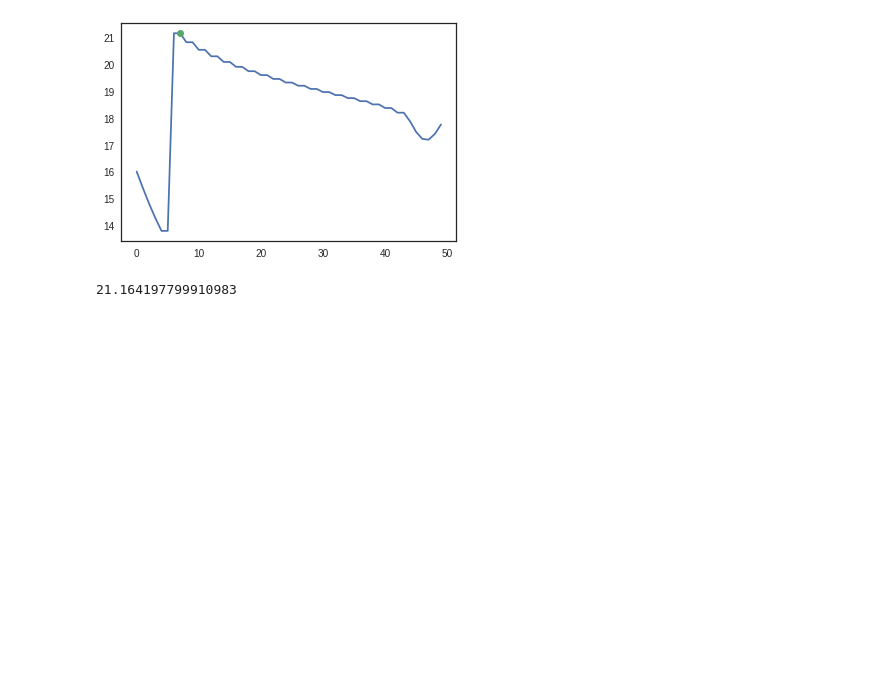
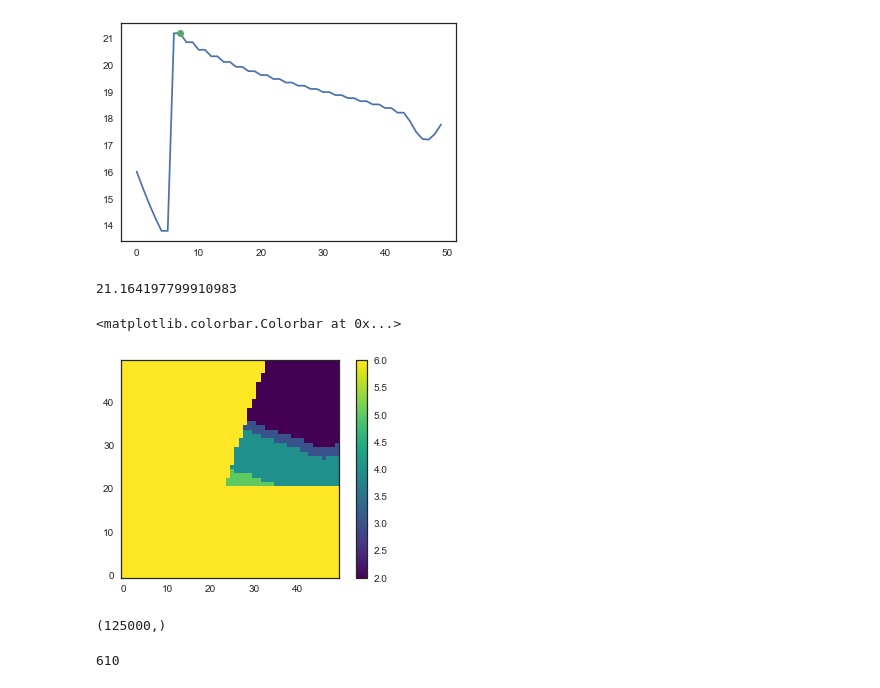
Before and after one commit to nre-aachen/Theses, a Jupyter notebook: Risk analysis/Notebooks/3D case.ipynb, the cells around one changed output. Drawn from its saved outputs; the diff is of its cells as text; code cells hidden in the pictures; blank space fills up the shorter version.

Commit message:
calculated res volume down to spill point and added a cleaner notebook for the 3D case

```diff
--- a/Risk analysis/Notebooks/3D case.ipynb
+++ b/Risk analysis/Notebooks/3D case.ipynb
@@ -313,3 +308,26 @@ spill_z = spill_p[2]
 spill_z
 # %% [output]
 21.164197799910983
+# %%
+lith_block2[:,:,:spill_z] = 6
+plt.imshow(lith_block2[:,25,:].T, origin='lower', cmap='viridis')
+plt.colorbar()
+# %% [output]
+<matplotlib.colorbar.Colorbar at 0x...>
+[figure, added]
+# %%
+lith_block3 = lith_block2.reshape(125000,)
+lith_block3
+# %% [output]
+(125000,)
+# %%
+vol_counter = 0
+for i in range(lith_block3.shape[0]):
+    if lith_block3[i] != 5:
+        lith_block3[i] = 6
+    else:
+        vol_counter += 1
+
+vol_counter
+# %% [output]
+610
```
Also changed, not shown: parts of 10 cells of this notebook.
